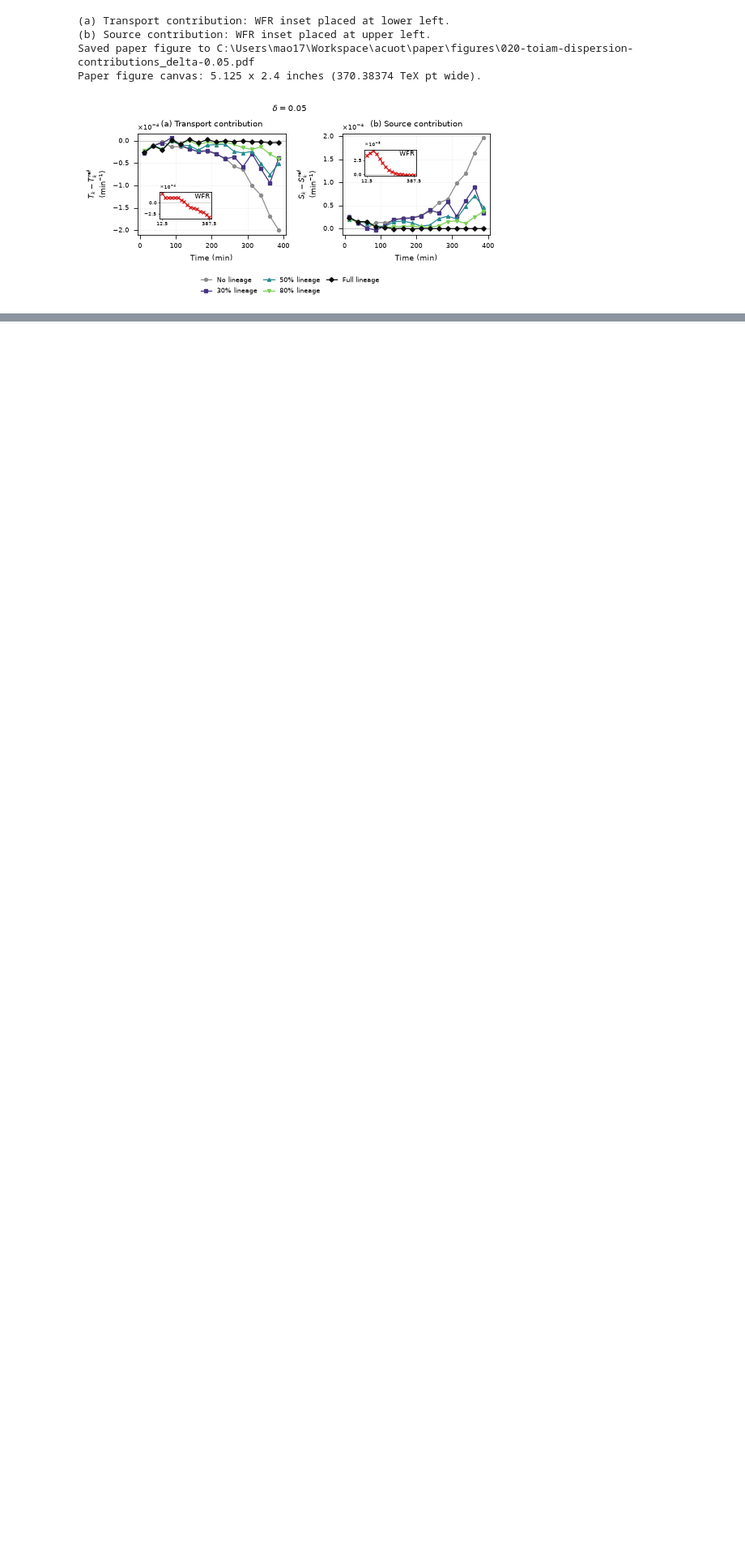
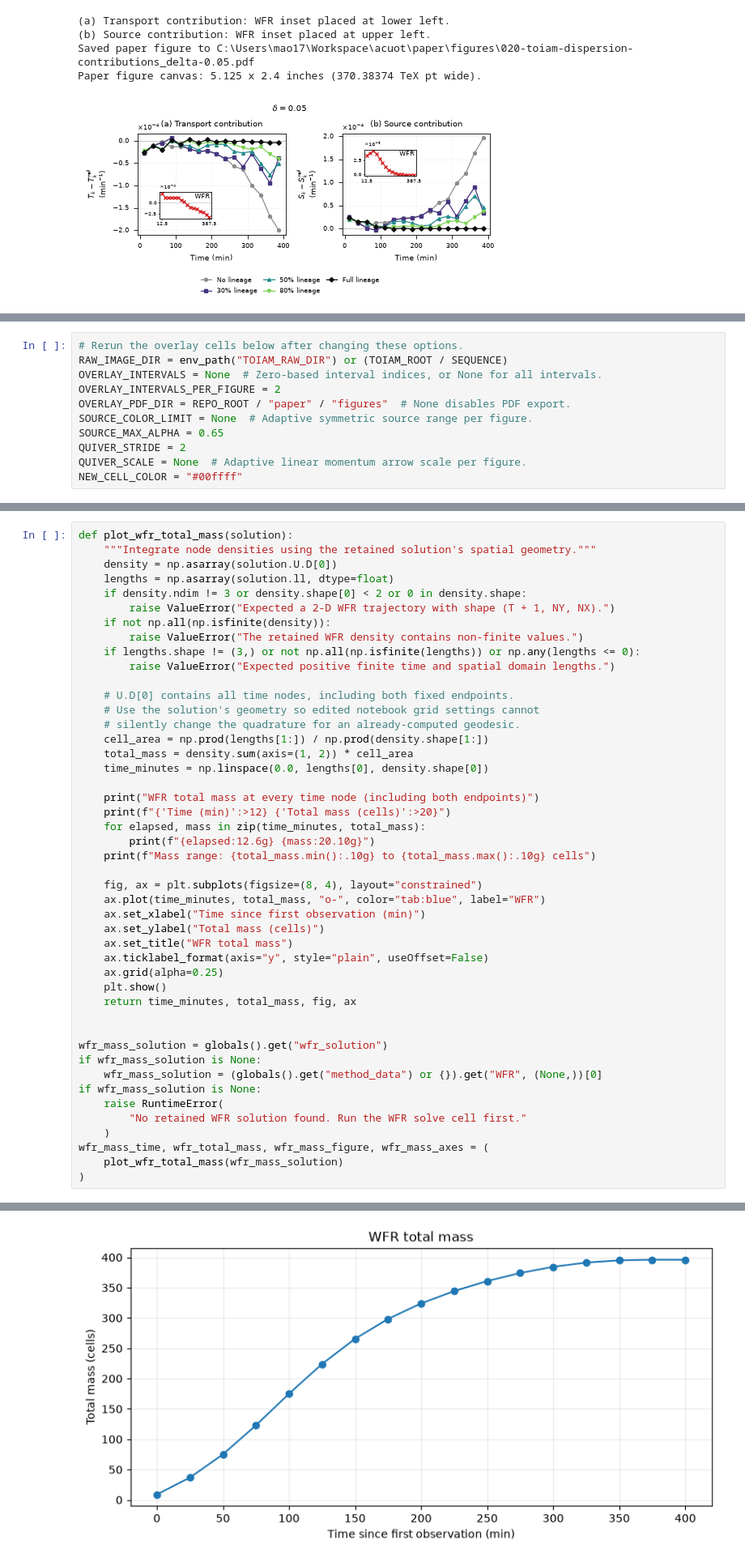
Before and after one commit to mao1756/acuot, a Jupyter notebook: paper/008-toiam-dispersion-constraint.ipynb, the cells around one changed output, grey strips where cells are left out. Shown at 81% size. Cells and saved outputs as stored; diff of their text form; blank space fills up the shorter version.

```diff
--- a/paper/008-toiam-dispersion-constraint.ipynb
+++ b/paper/008-toiam-dispersion-constraint.ipynb
@@ -1585,0 +1678,11 @@ The cell runs the shared `toiam_momentum_overlay.py` helper using retained solut
+# %%
+# Rerun the overlay cells below after changing these options.
+RAW_IMAGE_DIR = env_path("TOIAM_RAW_DIR") or (TOIAM_ROOT / SEQUENCE)
+OVERLAY_INTERVALS = None  # Zero-based interval indices, or None for all intervals.
+OVERLAY_INTERVALS_PER_FIGURE = 2
+OVERLAY_PDF_DIR = REPO_ROOT / "paper" / "figures"  # None disables PDF export.
+SOURCE_COLOR_LIMIT = None  # Adaptive symmetric source range per figure.
+SOURCE_MAX_ALPHA = 0.65
+QUIVER_STRIDE = 2
+QUIVER_SCALE = None  # Adaptive linear momentum arrow scale per figure.
+NEW_CELL_COLOR = "#00ffff"
@@ -1618,0 +2011,47 @@ Saved C:\Users\mao17\Workspace\acuot\paper\figures\021-toiam-source-momentum_del
+# %%
+def plot_wfr_total_mass(solution):
+    """Integrate node densities using the retained solution's spatial geometry."""
+    density = np.asarray(solution.U.D[0])
+    lengths = np.asarray(solution.ll, dtype=float)
+    if density.ndim != 3 or density.shape[0] < 2 or 0 in density.shape:
+        raise ValueError("Expected a 2-D WFR trajectory with shape (T + 1, NY, NX).")
+    if not np.all(np.isfinite(density)):
+        raise ValueError("The retained WFR density contains non-finite values.")
+    if lengths.shape != (3,) or not np.all(np.isfinite(lengths)) or np.any(lengths <= 0):
+        raise ValueError("Expected positive finite time and spatial domain lengths.")
+
+    # U.D[0] contains all time nodes, including both fixed endpoints.
+    # Use the solution's geometry so edited notebook grid settings cannot
+    # silently change the quadrature for an already-computed geodesic.
+    cell_area = np.prod(lengths[1:]) / np.prod(density.shape[1:])
+    total_mass = density.sum(axis=(1, 2)) * cell_area
+    time_minutes = np.linspace(0.0, lengths[0], density.shape[0])
+
+    print("WFR total mass at every time node (including both endpoints)")
+    print(f"{'Time (min)':>12} {'Total mass (cells)':>20}")
+    for elapsed, mass in zip(time_minutes, total_mass):
+        print(f"{elapsed:12.6g} {mass:20.10g}")
+    print(f"Mass range: {total_mass.min():.10g} to {total_mass.max():.10g} cells")
+
+    fig, ax = plt.subplots(figsize=(8, 4), layout="constrained")
+    ax.plot(time_minutes, total_mass, "o-", color="tab:blue", label="WFR")
+    ax.set_xlabel("Time since first observation (min)")
+    ax.set_ylabel("Total mass (cells)")
+    ax.set_title("WFR total mass")
+    ax.ticklabel_format(axis="y", style="plain", useOffset=False)
+    ax.grid(alpha=0.25)
+    plt.show()
+    return time_minutes, total_mass, fig, ax
+
+
+wfr_mass_solution = globals().get("wfr_solution")
+if wfr_mass_solution is None:
+    wfr_mass_solution = (globals().get("method_data") or {}).get("WFR", (None,))[0]
+if wfr_mass_solution is None:
+    raise RuntimeError(
+        "No retained WFR solution found. Run the WFR solve cell first."
+    )
+wfr_mass_time, wfr_total_mass, wfr_mass_figure, wfr_mass_axes = (
+    plot_wfr_total_mass(wfr_mass_solution)
+)
+# %% [output]
@@ -1618,0 +2078 @@ Saved C:\Users\mao17\Workspace\acuot\paper\figures\021-toiam-source-momentum_del
+[figure, added]
```
Also changed, not shown: parts of 16 cells of this notebook, 22 other files.
